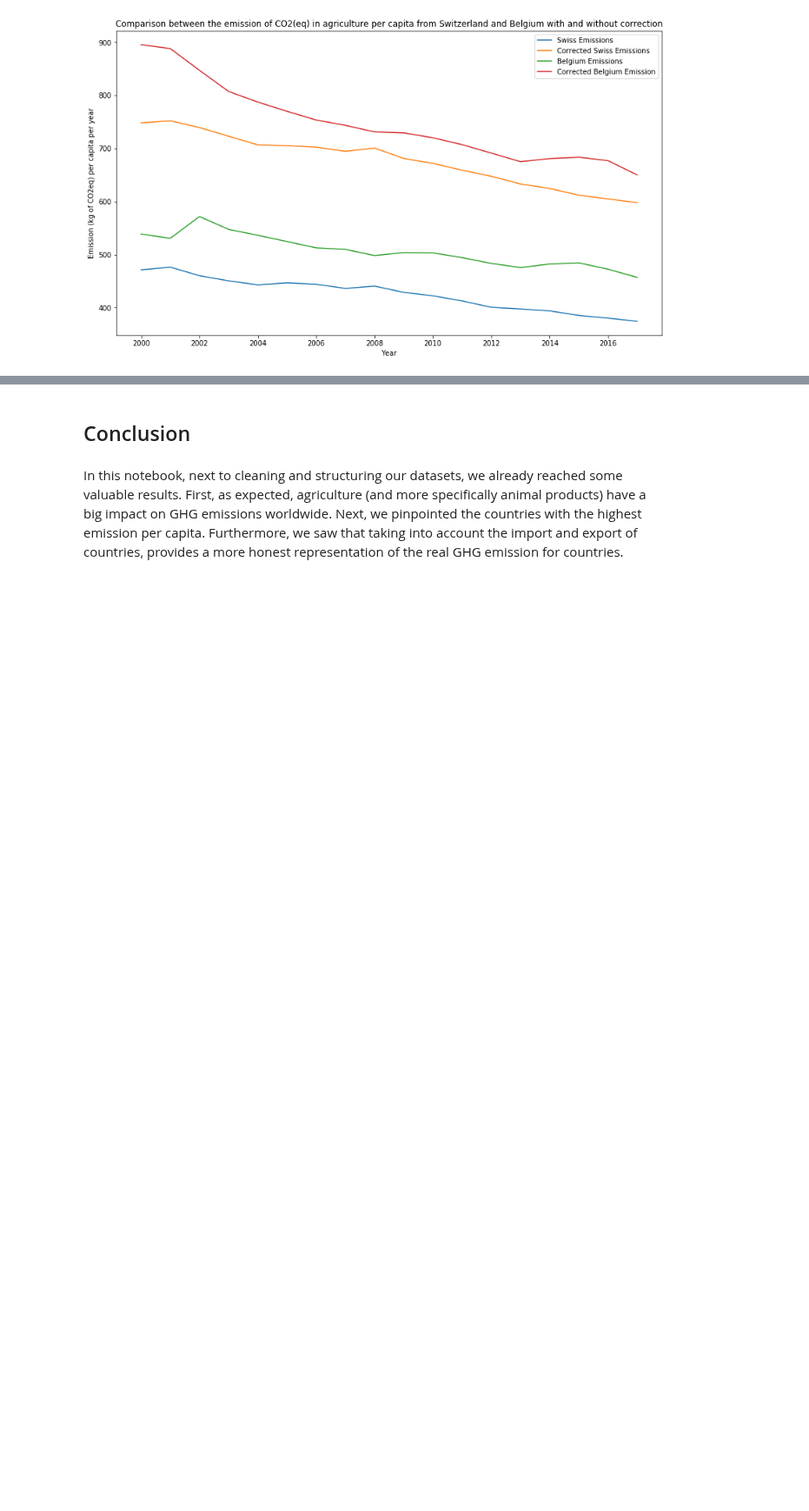
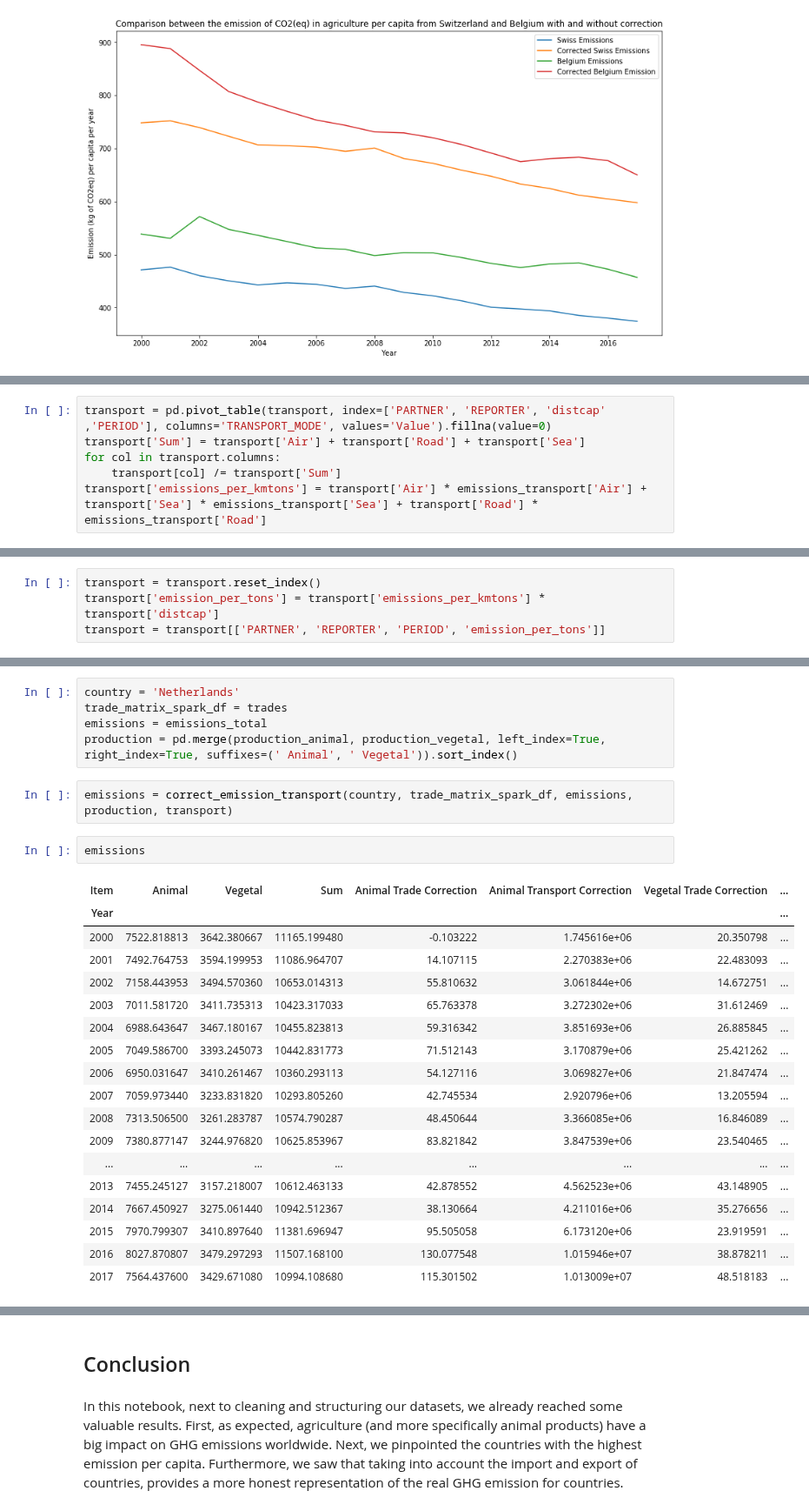
Before and after one commit to Lambo97/ADAProject, a Jupyter notebook: src/Final.ipynb, the cells around one changed output, grey strips where cells are left out. Shown at 87% size. Cells and saved outputs as stored; diff of their text form; blank space fills up the shorter version.

Commit message:
Merge Transport emissions

```diff
--- a/src/Final.ipynb
+++ b/src/Final.ipynb
@@ -1379,0 +1414,6 @@ plt.show()
+# %%
+transport = pd.pivot_table(transport, index=['PARTNER', 'REPORTER', 'distcap' ,'PERIOD'], columns='TRANSPORT_MODE', values='Value').fillna(value=0)
+transport['Sum'] = transport['Air'] + transport['Road'] + transport['Sea']
+for col in transport.columns:
+    transport[col] /= transport['Sum']
+transport['emissions_per_kmtons'] = transport['Air'] * emissions_transport['Air'] + transport['Sea'] * emissions_transport['Sea'] + transport['Road'] * emissions_transport['Road']
@@ -1379,0 +1437,4 @@ plt.show()
+# %%
+transport = transport.reset_index()
+transport['emission_per_tons'] = transport['emissions_per_kmtons'] * transport['distcap']
+transport = transport[['PARTNER', 'REPORTER', 'PERIOD', 'emission_per_tons']]
@@ -1379,0 +1529,28 @@ plt.show()
+# %%
+country = 'Netherlands'
+trade_matrix_spark_df = trades
+emissions = emissions_total
+production = pd.merge(production_animal, production_vegetal, left_index=True, right_index=True, suffixes=(' Animal', ' Vegetal')).sort_index()
+# %%
+emissions = correct_emission_transport(country, trade_matrix_spark_df, emissions, production, transport)
+# %%
+emissions
+# %% [output]
+| Item | Animal | Vegetal | Sum | Animal Trade Correction | Animal Transport Correction | Vegetal Trade Correction | ... |
+| Year |  |  |  |  |  |  | ... |
+| 2000 | 7522.818813 | 3642.380667 | 11165.199480 | -0.103222 | 1.745616e+06 | 20.350798 | ... |
+| 2001 | 7492.764753 | 3594.199953 | 11086.964707 | 14.107115 | 2.270383e+06 | 22.483093 | ... |
+| 2002 | 7158.443953 | 3494.570360 | 10653.014313 | 55.810632 | 3.061844e+06 | 14.672751 | ... |
+| 2003 | 7011.581720 | 3411.735313 | 10423.317033 | 65.763378 | 3.272302e+06 | 31.612469 | ... |
+| 2004 | 6988.643647 | 3467.180167 | 10455.823813 | 59.316342 | 3.851693e+06 | 26.885845 | ... |
+| 2005 | 7049.586700 | 3393.245073 | 10442.831773 | 71.512143 | 3.170879e+06 | 25.421262 | ... |
+| 2006 | 6950.031647 | 3410.261467 | 10360.293113 | 54.127116 | 3.069827e+06 | 21.847474 | ... |
+| 2007 | 7059.973440 | 3233.831820 | 10293.805260 | 42.745534 | 2.920796e+06 | 13.205594 | ... |
+| 2008 | 7313.506500 | 3261.283787 | 10574.790287 | 48.450644 | 3.366085e+06 | 16.846089 | ... |
+| 2009 | 7380.877147 | 3244.976820 | 10625.853967 | 83.821842 | 3.847539e+06 | 23.540465 | ... |
+| ... | ... | ... | ... | ... | ... | ... | ... |
+| 2013 | 7455.245127 | 3157.218007 | 10612.463133 | 42.878552 | 4.562523e+06 | 43.148905 | ... |
+| 2014 | 7667.450927 | 3275.061440 | 10942.512367 | 38.130664 | 4.211016e+06 | 35.276656 | ... |
+| 2015 | 7970.799307 | 3410.897640 | 11381.696947 | 95.505058 | 6.173120e+06 | 23.919591 | ... |
+| 2016 | 8027.870807 | 3479.297293 | 11507.168100 | 130.077548 | 1.015946e+07 | 38.878211 | ... |
+| 2017 | 7564.437600 | 3429.671080 | 10994.108680 | 115.301502 | 1.013009e+07 | 48.518183 | ... |
```
Also changed, not shown: parts of 18 cells of this notebook, 5 other files.
